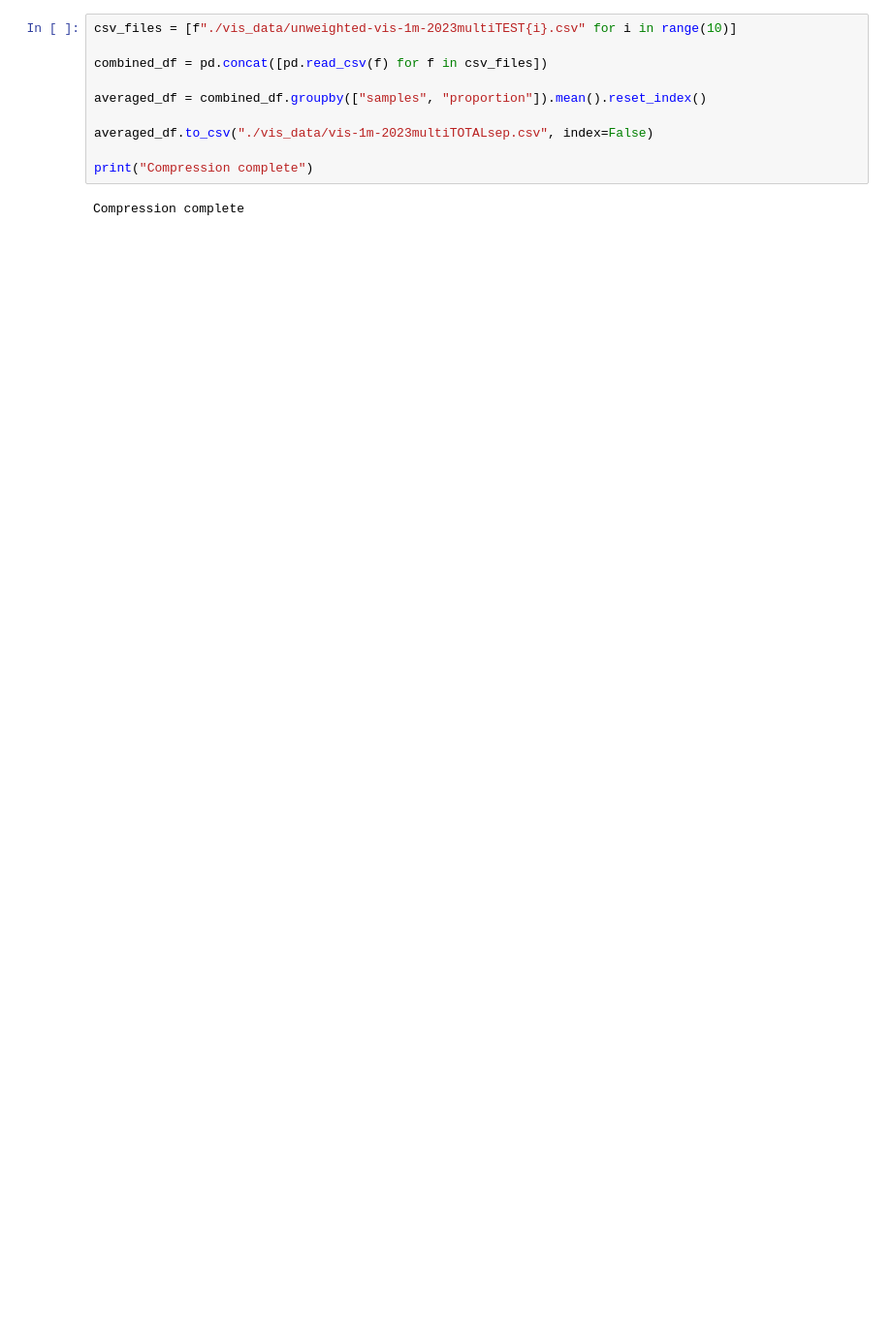
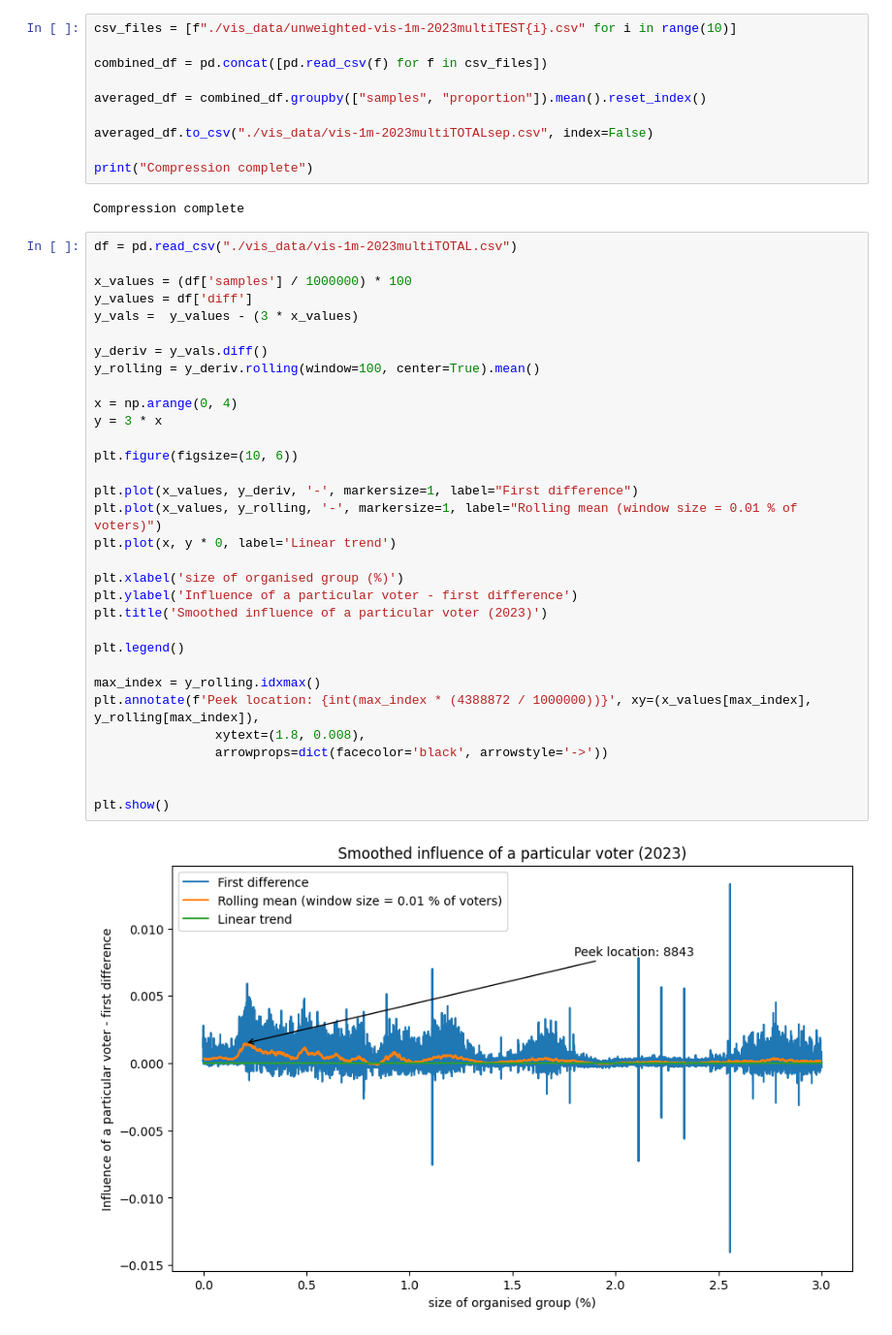
Before and after one commit to JnKamas/bc-praca, a Jupyter notebook: question_4.ipynb, the cells around one changed output. Shown at 97% size. Saved outputs shown, nothing was run; the diff lists cells and outputs as text; blank space fills up the shorter version.

```diff
--- a/question_4.ipynb
+++ b/question_4.ipynb
@@ -38,6 +20,40 @@ averaged_df.to_csv("./vis_data/vis-1m-2023multiTOTALsep.csv", index=False)
 print("Compression complete")
 # %% [output]
 Compression complete
+# %%
+df = pd.read_csv("./vis_data/vis-1m-2023multiTOTAL.csv")
+
+x_values = (df['samples'] / 1000000) * 100
+y_values = df['diff']
+y_vals =  y_values - (3 * x_values)
+
+y_deriv = y_vals.diff()
+y_rolling = y_deriv.rolling(window=100, center=True).mean()
+
+x = np.arange(0, 4)
+y = 3 * x
+
+plt.figure(figsize=(10, 6))
+
+plt.plot(x_values, y_deriv, '-', markersize=1, label="First difference")
+plt.plot(x_values, y_rolling, '-', markersize=1, label="Rolling mean (window size = 0.01 % of voters)")
+plt.plot(x, y * 0, label='Linear trend')
+
+plt.xlabel('size of organised group (%)')
+plt.ylabel('Influence of a particular voter - first difference')
+plt.title('Smoothed influence of a particular voter (2023)')
+
+plt.legend()
+
+max_index = y_rolling.idxmax()
+plt.annotate(f'Peek location: {int(max_index * (4388872 / 1000000))}', xy=(x_values[max_index], y_rolling[max_index]),
+                xytext=(1.8, 0.008),
+                arrowprops=dict(facecolor='black', arrowstyle='->'))
+
+
+plt.show()
+# %% [output]
+[figure, added]
 # %%
 df = pd.read_csv("./vis_data/vis-1m-2023multiTOTALsep.csv")
 df = df[df['proportion'] == 90]
```
Also changed, not shown: parts of 2 cells of this notebook, 4 other files.
